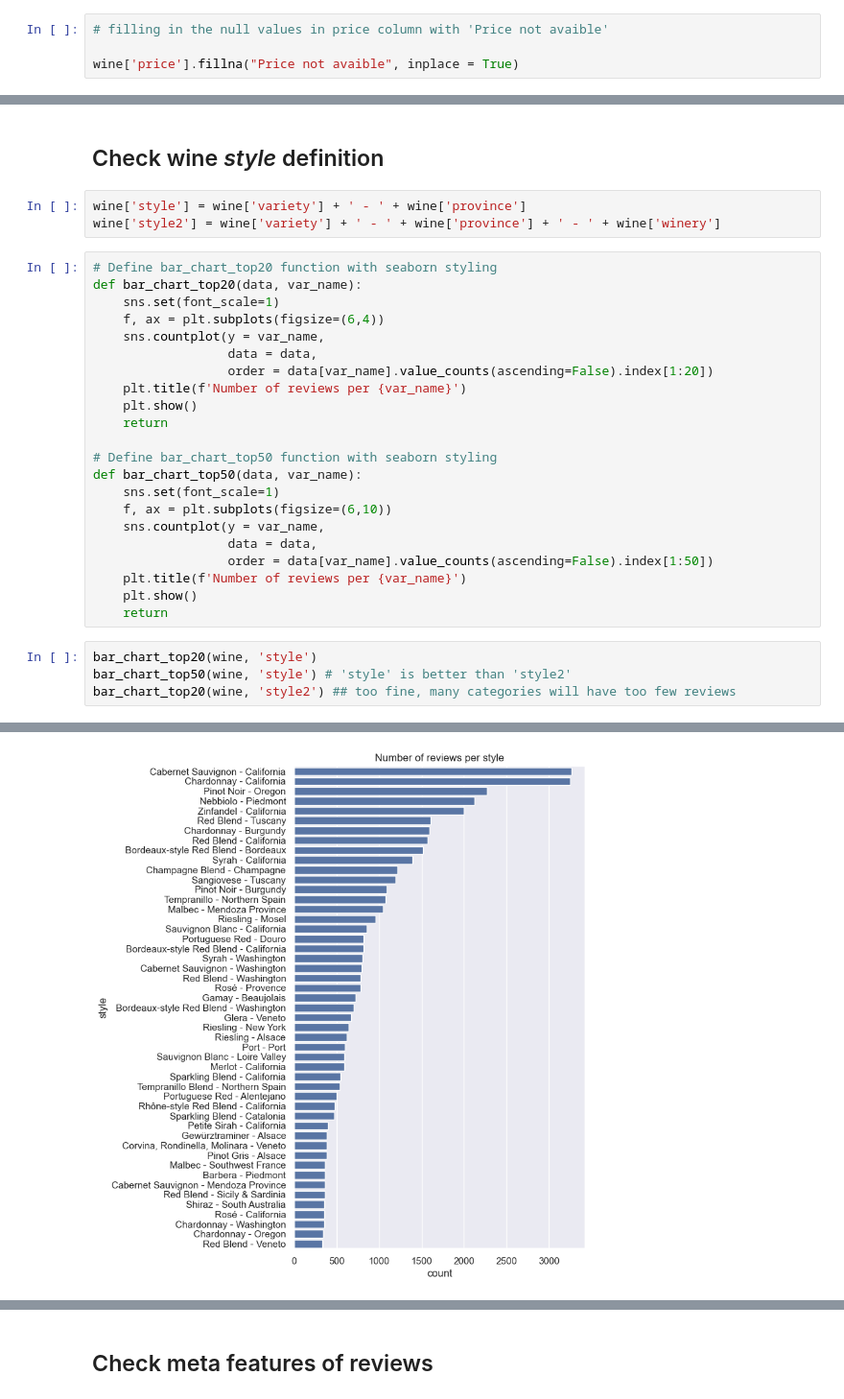
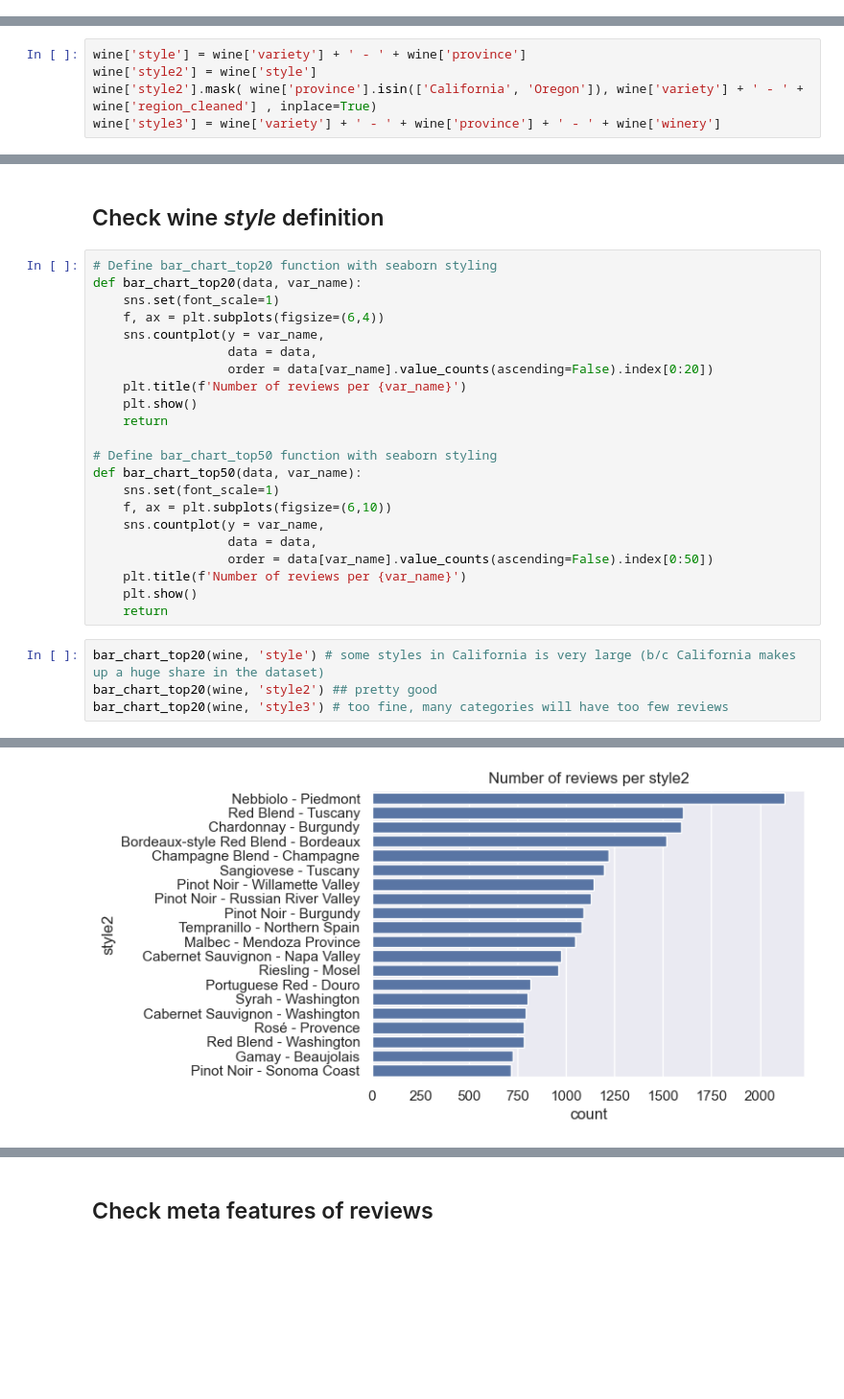
Before and after one commit to VishyFishy02/Somm_Wine_Reccomendation, a Jupyter notebook: Exploratory_Data_Analysis/EDA.ipynb, the cells around one changed output, grey strips where cells are left out. Shown at 96% size. Saved outputs shown, nothing was run; the diff lists cells and outputs as text; blank space fills up the shorter version.

Commit message:
update EDA + upload cleaned datasets
update EDA + upload cleaned datasets

```diff
--- a/Exploratory_Data_Analysis/EDA.ipynb
+++ b/Exploratory_Data_Analysis/EDA.ipynb
@@ -138,4 +128,0 @@ df['Combined'] = df[['Column1', 'Column2']].agg(''.join, axis=1)
-# %%
-# filling in the null values in price column with 'Price not avaible'
-
-wine['price'].fillna("Price not avaible", inplace = True)
@@ -200,3 +217,8 @@ Name: count, Length: 644, dtype: int64
+# %%
+wine['style'] = wine['variety'] + ' - ' + wine['province']
+wine['style2'] = wine['style']
+wine['style2'].mask( wine['province'].isin(['California', 'Oregon']), wine['variety'] + ' - ' + wine['region_cleaned'] , inplace=True)
+wine['style3'] = wine['variety'] + ' - ' + wine['province'] + ' - ' + wine['winery']
 # %% [markdown]
 # Visualization
 # %% [markdown]
@@ -254,8 +276,5 @@ plt.show()
 # %% [markdown]
 ## Check wine *style* definition
-# %%
-wine['style'] = wine['variety'] + ' - ' + wine['province']
-wine['style2'] = wine['variety'] + ' - ' + wine['province'] + ' - ' + wine['winery']
 # %%
 # Define bar_chart_top20 function with seaborn styling
 def bar_chart_top20(data, var_name):
@@ -263,7 +282,7 @@ def bar_chart_top20(data, var_name):
     f, ax = plt.subplots(figsize=(6,4))
     sns.countplot(y = var_name,
                   data = data,
-                  order = data[var_name].value_counts(ascending=False).index[1:20])
+                  order = data[var_name].value_counts(ascending=False).index[0:20])
     plt.title(f'Number of reviews per {var_name}')
     plt.show()
     return
@@ -274,12 +293,12 @@ def bar_chart_top50(data, var_name):
     f, ax = plt.subplots(figsize=(6,10))
     sns.countplot(y = var_name,
                   data = data,
-                  order = data[var_name].value_counts(ascending=False).index[1:50])
+                  order = data[var_name].value_counts(ascending=False).index[0:50])
     plt.title(f'Number of reviews per {var_name}')
     plt.show()
     return
 # %%
-bar_chart_top20(wine, 'style')
-bar_chart_top50(wine, 'style') # 'style' is better than 'style2'
-bar_chart_top20(wine, 'style2') ## too fine, many categories will have too few reviews
+bar_chart_top20(wine, 'style') # some styles in California is very large (b/c California makes up a huge share in the dataset)
+bar_chart_top20(wine, 'style2') ## pretty good
+bar_chart_top20(wine, 'style3') # too fine, many categories will have too few reviews
 # %% [output]
@@ -287 +306 @@ bar_chart_top20(wine, 'style2') ## too fine, many categories will have too few r
-[figure, old version]
+[figure, new version]
```
Also changed, not shown: parts of 66 cells of this notebook, 2 other files.
